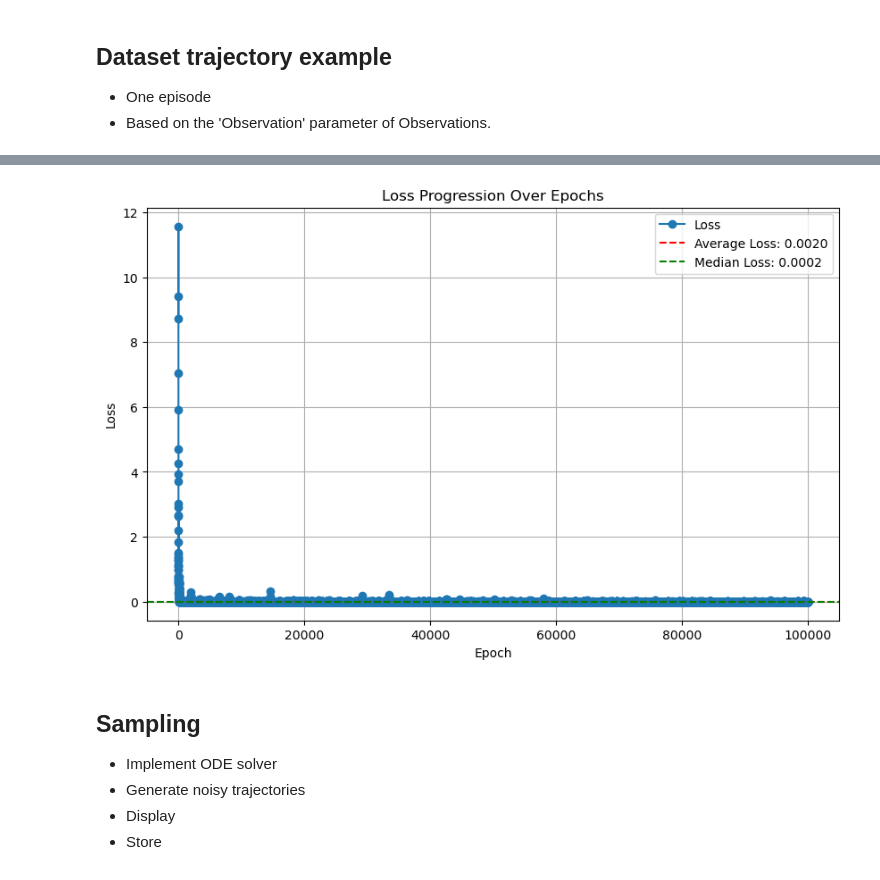
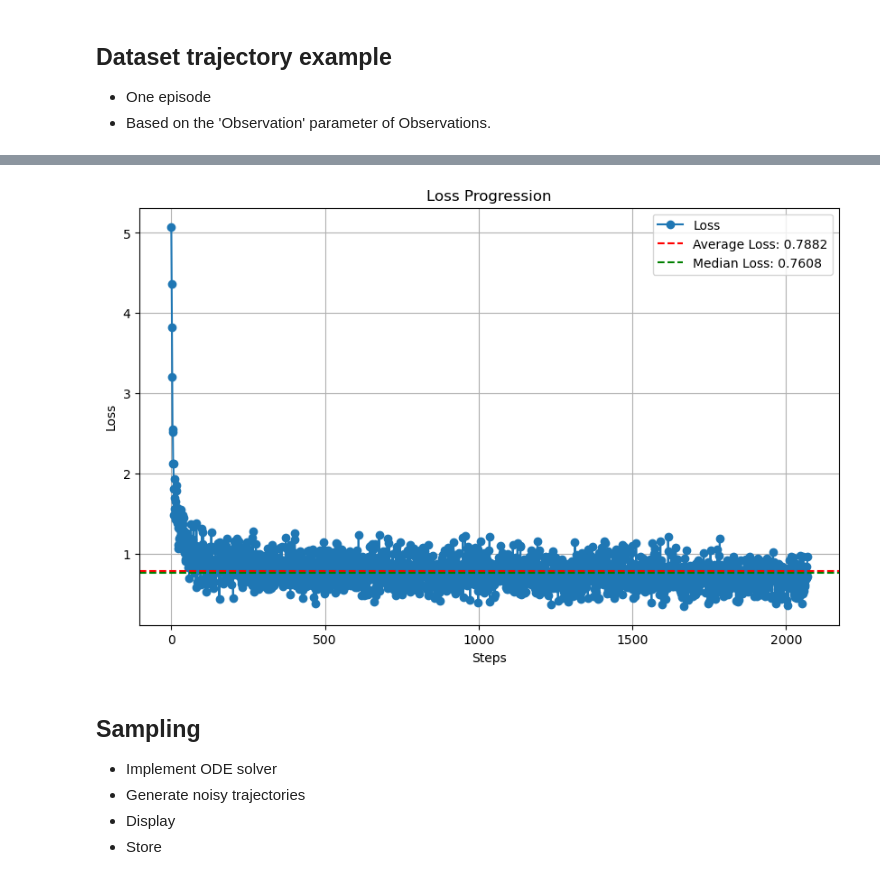
Before and after one commit to MortenHS/FlowMatching, a Jupyter notebook: data_loader.ipynb, the cells around one changed output, grey strips where cells are left out. Cells and saved outputs as stored; diff of their text form; code cells hidden in the pictures.

```diff
--- a/data_loader.ipynb
+++ b/data_loader.ipynb
@@ -243,0 +124,32 @@ for epoch in tqdm(range(epochs), desc="Training Progress"):
+# %%
+epochs = 10
+lr = 3e-3 # Learning rate
+
+traj_dim = xt.shape[2] # 4 | [xpos, ypos, xvel, yvel]
+flow_model = TrajectoryFlowModel(traj_dim).to(device)
+optimizer = torch.optim.Adam(flow_model.parameters(), lr=lr)
+
+losses = []
+
+for epoch in tqdm(range(epochs), desc="Training Progress"):
+    for batch in dataLoader:
+        # batch = next(iter(dataLoader))
+        observations = batch['observations']
+        x1 = observations[torch.randint(observations.size(0), (batch_size, ))].to(device)
+        x0 = torch.rand_like(x1).to(device)
+        vel_target = x1 - x0
+        t = torch.rand((x1.size(0),), device=device)
+        # print(f"Shapes: \nx1: {x1.shape}\nx0: {x0.shape}\nt: {t.shape}\nt in xt: {t[:, None, None].shape}")
+        xt = t[:, None, None] * x1 + (1 - t[:, None, None]) * x0 # See eq. (2.3) i guide and code s.5
+        # print(f"xt: {xt.shape}")
+
+        prediction = flow_model(xt, t)
+        # print(f"Shape of prediction: {prediction.shape}")
+
+        loss = ((vel_target - prediction)**2).mean()
+        loss = loss.to(device, dtype=torch.float32)
+        # print(f"Loss: {loss}")
+        loss.backward()
+        optimizer.step()
+        optimizer.zero_grad()
+        losses.append(loss.item())
@@ -244,24 +196,24 @@ for epoch in tqdm(range(epochs), desc="Training Progress"):
 # %%
 avg_loss = sum(losses)/len(losses)
 med_loss = stat.median(losses)
 
 save_dir = 'Plotted loss'
 os.makedirs(save_dir, exist_ok=True)
 plot_path = os.path.join(save_dir, 'loss_plot.png')
 
 plt.figure(figsize=(10, 6))
 plt.plot(losses, label='Loss', marker='o')
 plt.axhline(y=avg_loss, color='r', linestyle='--', label=f'Average Loss: {avg_loss:.4f}')
 plt.axhline(y=med_loss, color='g', linestyle='--', label=f'Median Loss: {med_loss:.4f}')
-plt.title('Loss Progression Over Epochs')
-plt.xlabel('Epoch')
+plt.title('Loss Progression')
+plt.xlabel('Steps')
 plt.ylabel('Loss')
 plt.legend()
 plt.grid(True)
 plt.savefig(plot_path)
 plt.show()
 # %% [output]
-[figure, old version]
+[figure, new version]
 # %% [markdown]
 ## Sampling
 
```
Also changed, not shown: parts of 19 cells of this notebook, 1 other file.
